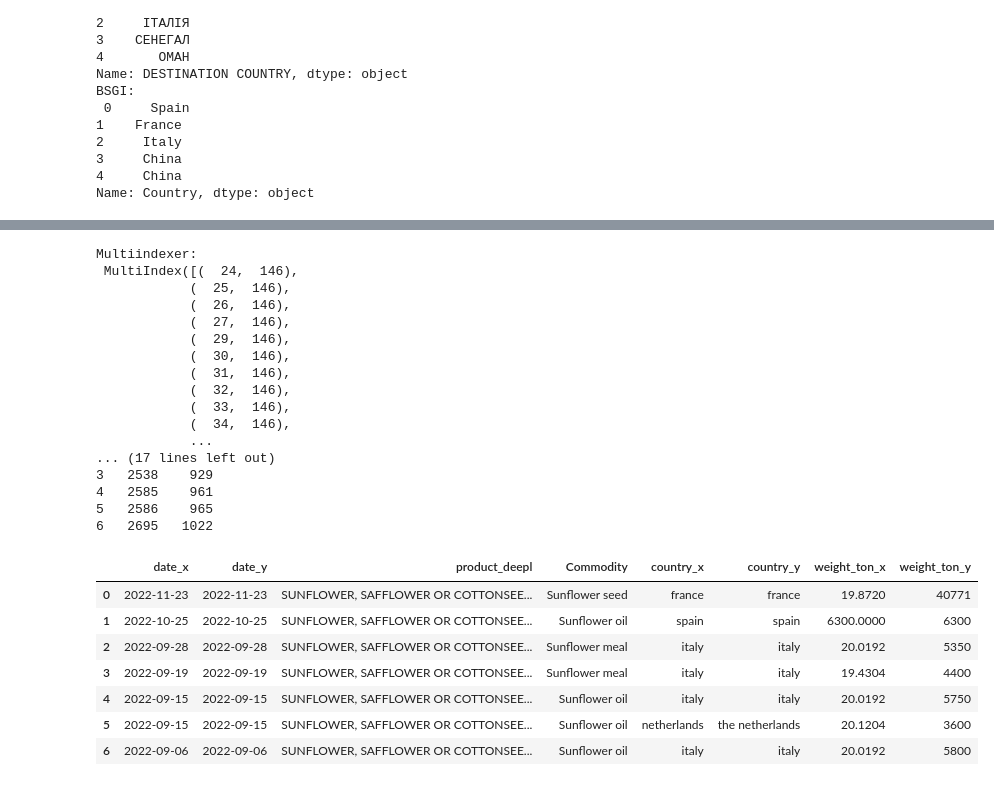
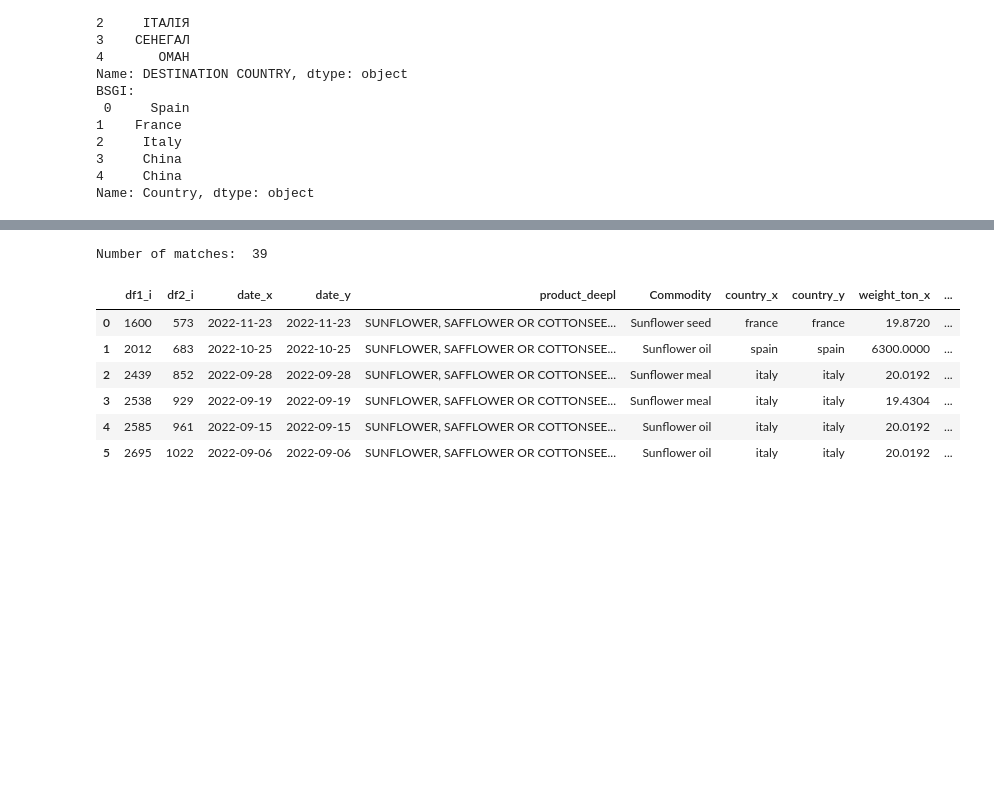
Before and after one commit to uchicago-dsi/oakland-institute-ukraine, a Jupyter notebook: visualizations/import_genius.ipynb, the cells around one changed output, grey strips where cells are left out. Drawn from its saved outputs; the diff is of its cells as text; code cells hidden in the pictures; blank space fills up the shorter version.

```diff
--- a/visualizations/import_genius.ipynb
+++ b/visualizations/import_genius.ipynb
@@ -167,7 +167,7 @@ def find_matches(dfA, dfB, exact_vars= None, string_vars=None, block_vars=None):
     for exact in exact_vars:
         compare_cl.exact(exact, exact, label=exact)
     for string in string_vars:
-        compare_cl.string(string, string, method="jarowinkler", threshold=0.85, label=string)
+        compare_cl.string(string, string, method="jarowinkler", threshold=0.9, label=string)
 
     features = compare_cl.compute(candidate_links, dfA, dfB)
 
@@ -489,56 +509,40 @@ Name: 607, dtype: object
 # Now we try merging just exports from Import Genius that only have sunflower in their product name
 # First we create a variable that sums the number of products mentioned in the product name
 sunflower_kernel = kernel_c.copy()
 
 sunflower_kernel["n_products"] = 0
 
 for product in product_std:
     sunflower_kernel["n_products"] += sunflower_kernel[product]
 
 # print("Products BSGI:\n", product_std)
 
 sunflower_kernel = sunflower_kernel.loc[(sunflower_kernel.loc[:, "sunflower"] == True) & (sunflower_kernel.loc[:, "n_products"] == 1)]
 sunflower_bsgi = outbound_c.loc[outbound_c.loc[:, "product_std"] == "sunflower"]
 
 sunflower_kernel = sunflower_kernel.rename(columns={"EXPORT DATE": "date", "destination country_gt": "country"})
 sunflower_bsgi = sunflower_bsgi.rename(columns={"Departure date": "date", "Country": "country"})
 
 sunflower_kernel.index.name = "df1_i"
 sunflower_bsgi.index.name = "df2_i"
 
 matches = find_matches(sunflower_kernel, sunflower_bsgi, ["date"], ["country"], ["date"])
 
 # Add this to find_matches function later if it turns out to be neccesary
 matches = matches.reset_index()
+# print("All matches:\n", matches)
 bsgi_i = matches.groupby("df2_i")["df1_i"].nunique()
 unique = matches[matches["df2_i"].isin(bsgi_i[bsgi_i == 1].index)][["df1_i", "df2_i"]].reset_index(drop=True)
 
 full_unique = unique.merge(sunflower_kernel, left_on='df1_i', right_index=True)
 full_unique = full_unique.merge(sunflower_bsgi, left_on='df2_i', right_index=True)
-full_unique[["date_x", "date_y", "product_deepl", "Commodity", "country_x" , "country_y", "weight_ton_x", "weight_ton_y"]]
+full_unique[["df1_i", "df2_i", "date_x", "date_y", "product_deepl", "Commodity", "country_x" , "country_y", "weight_ton_x", "weight_ton_y"]]
 # %% [output]
-Multiindexer:
- MultiIndex([(  24,  146),
-            (  25,  146),
-            (  26,  146),
-            (  27,  146),
-            (  29,  146),
-            (  30,  146),
-            (  31,  146),
-            (  32,  146),
-            (  33,  146),
-            (  34,  146),
-            ...
-... (17 lines left out)
-3   2538    929
-4   2585    961
-5   2586    965
-6   2695   1022
+Number of matches:  39
-|  | date_x | date_y | product_deepl | Commodity | country_x | country_y | weight_ton_x | weight_ton_y |
-| 0 | 2022-11-23 | 2022-11-23 | SUNFLOWER, SAFFLOWER OR COTTONSEE... | Sunflower seed | france | france | 19.8720 | 40771 |
-| 1 | 2022-10-25 | 2022-10-25 | SUNFLOWER, SAFFLOWER OR COTTONSEE... | Sunflower oil | spain | spain | 6300.0000 | 6300 |
-| 2 | 2022-09-28 | 2022-09-28 | SUNFLOWER, SAFFLOWER OR COTTONSEE... | Sunflower meal | italy | italy | 20.0192 | 5350 |
-| 3 | 2022-09-19 | 2022-09-19 | SUNFLOWER, SAFFLOWER OR COTTONSEE... | Sunflower meal | italy | italy | 19.4304 | 4400 |
-| 4 | 2022-09-15 | 2022-09-15 | SUNFLOWER, SAFFLOWER OR COTTONSEE... | Sunflower oil | italy | italy | 20.0192 | 5750 |
-| 5 | 2022-09-15 | 2022-09-15 | SUNFLOWER, SAFFLOWER OR COTTONSEE... | Sunflower oil | netherlands | the netherlands | 20.1204 | 3600 |
-| 6 | 2022-09-06 | 2022-09-06 | SUNFLOWER, SAFFLOWER OR COTTONSEE... | Sunflower oil | italy | italy | 20.0192 | 5800 |
+|  | df1_i | df2_i | date_x | date_y | product_deepl | Commodity | country_x | country_y | weight_ton_x | ... |
+| 0 | 1600 | 573 | 2022-11-23 | 2022-11-23 | SUNFLOWER, SAFFLOWER OR COTTONSEE... | Sunflower seed | france | france | 19.8720 | ... |
+| 1 | 2012 | 683 | 2022-10-25 | 2022-10-25 | SUNFLOWER, SAFFLOWER OR COTTONSEE... | Sunflower oil | spain | spain | 6300.0000 | ... |
+| 2 | 2439 | 852 | 2022-09-28 | 2022-09-28 | SUNFLOWER, SAFFLOWER OR COTTONSEE... | Sunflower meal | italy | italy | 20.0192 | ... |
+| 3 | 2538 | 929 | 2022-09-19 | 2022-09-19 | SUNFLOWER, SAFFLOWER OR COTTONSEE... | Sunflower meal | italy | italy | 19.4304 | ... |
+| 4 | 2585 | 961 | 2022-09-15 | 2022-09-15 | SUNFLOWER, SAFFLOWER OR COTTONSEE... | Sunflower oil | italy | italy | 20.0192 | ... |
+| 5 | 2695 | 1022 | 2022-09-06 | 2022-09-06 | SUNFLOWER, SAFFLOWER OR COTTONSEE... | Sunflower oil | italy | italy | 20.0192 | ... |
```
Also changed, not shown: parts of 5 cells of this notebook.
